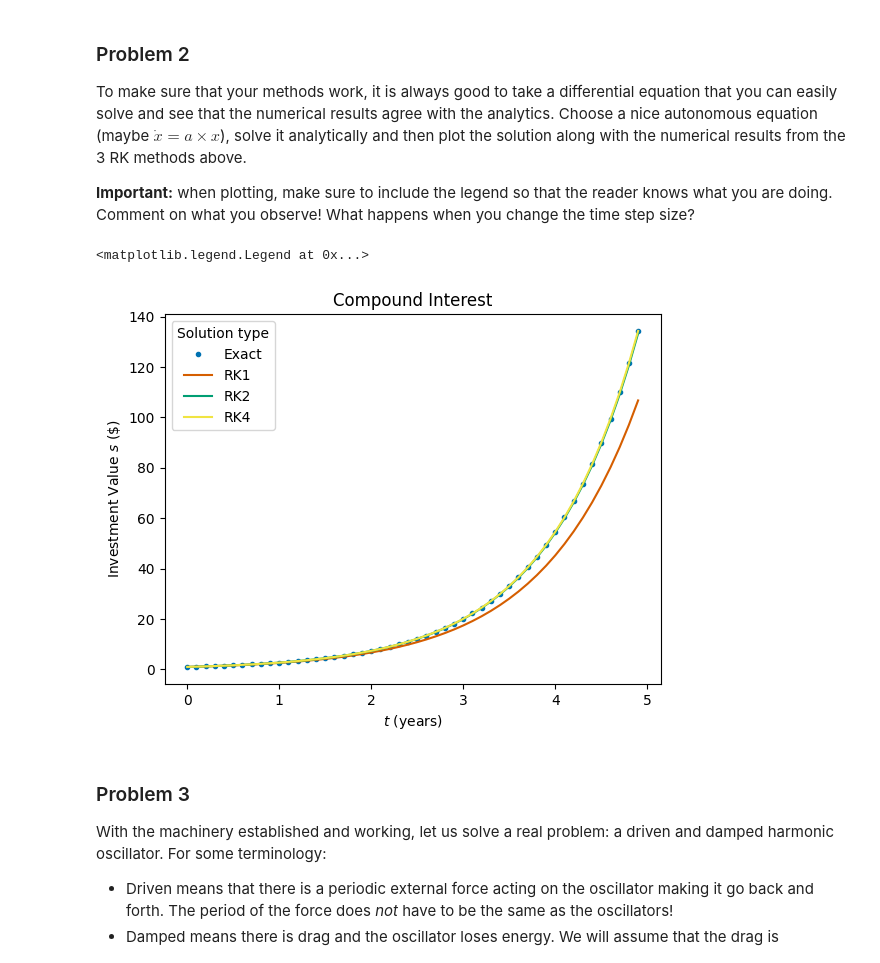
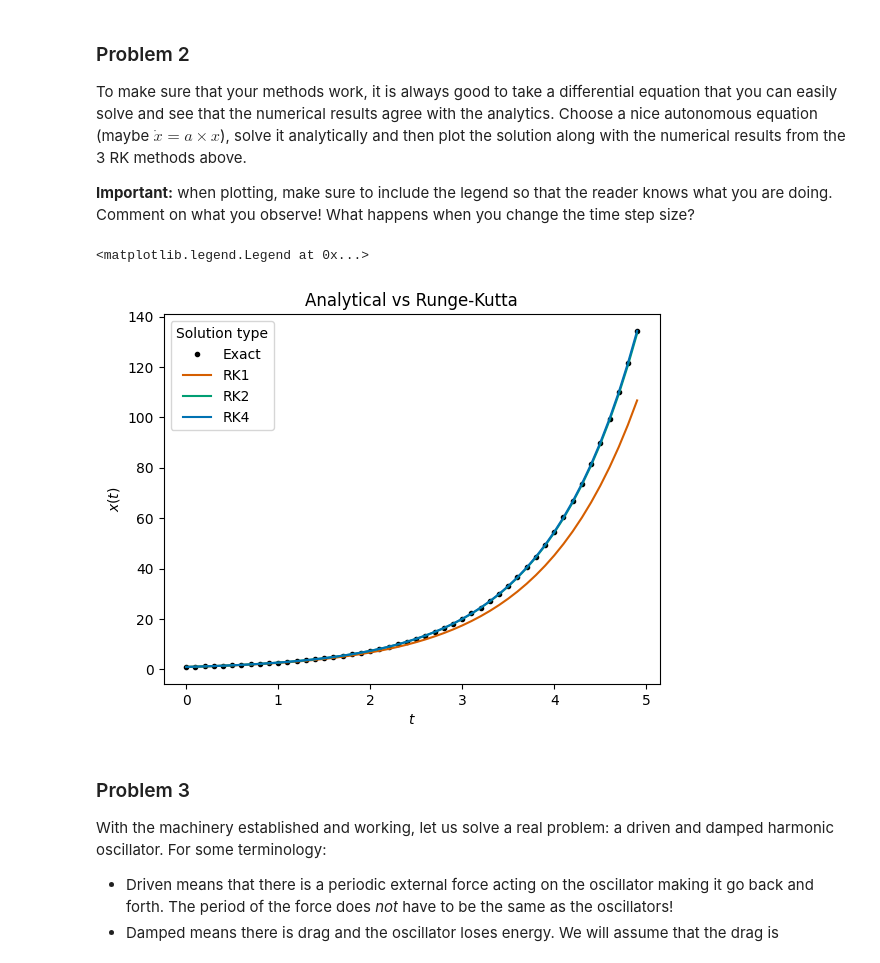
Before and after one commit to vibilanj/cmps, a Jupyter notebook: homework/RungeKutta_Homework.ipynb, the cells around one changed output. Drawn from its saved outputs; the diff is of its cells as text; code cells hidden in the pictures.

```diff
--- a/homework/RungeKutta_Homework.ipynb
+++ b/homework/RungeKutta_Homework.ipynb
@@ -106,48 +106,45 @@ To make sure that your methods work, it is always good to take a differential eq
 r = 1
 s0 = 1
 
 t_max = 5
 epsilon = 0.1
 n_pts = int(np.floor(t_max / epsilon))
 
 def derivative(t, x):
     return r * x
 
 # Exact solution
 ts = np.arange(0, n_pts) * epsilon
 s_exact = [(s0 * np.exp(r * t)) for t in ts]
 
-# RK1
+# RK1, RK2, RK4
 s_rk1 = [0] * n_pts
+s_rk2 = [0] * n_pts
+s_rk4 = [0] * n_pts
+
 s_rk1[0] = s0
+s_rk2[0] = s0
+s_rk4[0] = s0
+
 for step in range(1, n_pts):
     s_rk1[step] = RK1_step(derivative, s_rk1[step - 1], 0, epsilon)
-
-# RK2
-s_rk2 = [0] * n_pts
-s_rk2[0] = s0
-for step in range(1, n_pts):
     s_rk2[step] = RK2_step(derivative, s_rk2[step - 1], 0, epsilon)
-
-# RK4
-s_rk4 = [0] * n_pts
-s_rk4[0] = s0
-for step in range(1, n_pts):
     s_rk4[step] = RK4_step(derivative, s_rk4[step - 1], 0, epsilon)
 
 # Plotting
 fig = plt.figure()
 ax = fig.add_subplot(1, 1, 1)
 
-ax.plot(ts, s_exact, color = CF_blue, label = "Exact", linestyle = "", marker = ".")
+ax.plot(ts, s_exact, color = CF_black, label = "Exact", linestyle = "", marker = ".")
 ax.plot(ts, s_rk1, color = CF_vermillion, label = "RK1")
 ax.plot(ts, s_rk2, color = CF_green, label = "RK2")
-ax.plot(ts, s_rk4, color = CF_yellow, label = "RK4")
-ax.set(xlabel = "$t$ (years)", ylabel = "Investment Value $s$ (\$)", title = "Compound Interest")
+ax.plot(ts, s_rk4, color = CF_blue, label = "RK4")
+
+ax.set(xlabel = "$t$", ylabel = "$x(t)$", title = "Analytical vs Runge-Kutta")
 ax.legend(title = "Solution type")
 # %% [output]
 <matplotlib.legend.Legend at 0x...>
-[figure, old version]
+[figure, new version]
 # %% [markdown]
 ### Problem 3
 
```
Also changed, not shown: parts of 9 cells of this notebook.
